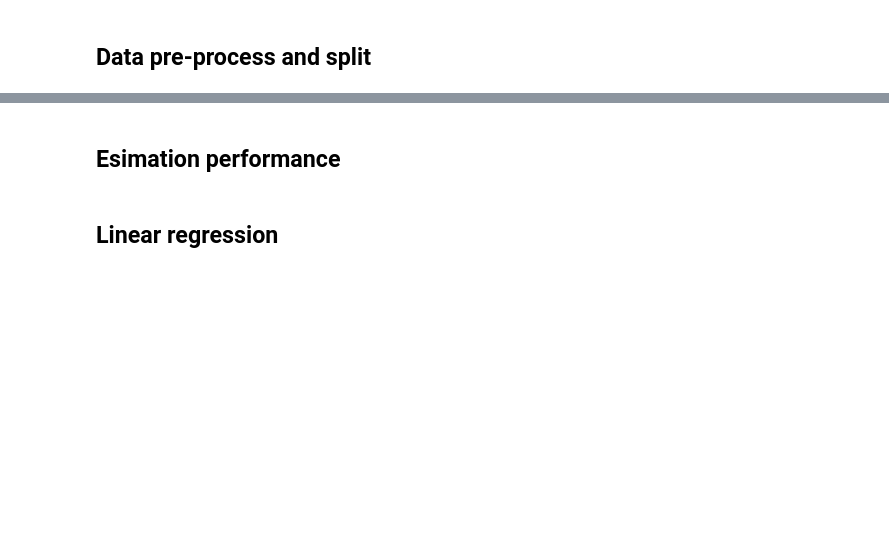
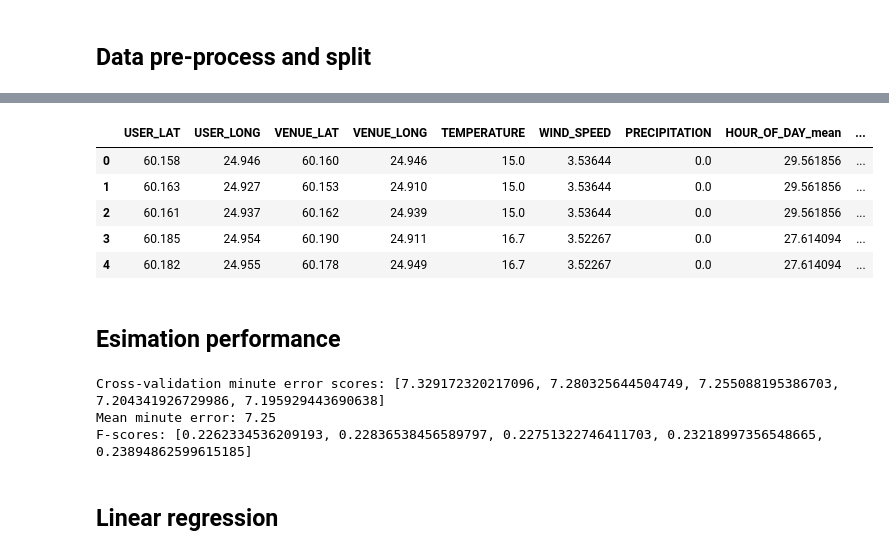
Before and after one commit to ManniSingh/wolt_DS_intern, a Jupyter notebook: sandbox/dp.ipynb, the cells around one changed output, grey strips where cells are left out. Drawn from its saved outputs; the diff is of its cells as text; code cells hidden in the pictures; blank space fills up the shorter version.

Commit message:
deepNN with target embs

```diff
--- a/sandbox/dp.ipynb
+++ b/sandbox/dp.ipynb
@@ -95,3 +95,8 @@ df.head()
 | 2 | 4 | 60.161 | 24.937 | 60.162 | 24.939 | 23 | 6 | ... |
 | 3 | 3 | 60.185 | 24.954 | 60.190 | 24.911 | 28 | 26 | ... |
 | 4 | 2 | 60.182 | 24.955 | 60.178 | 24.949 | 27 | 26 | ... |
+# %%
+cats = ['HOUR_OF_DAY','WEEKDAY','CLOUD_COVERAGE_CATEGORIZED','ITEM_COUNT_CATEGORIZED']
+for cat in cats:
+    target_means = df.groupby(cat)['ACTUAL_DELIVERY_MINUTES'].mean()
+    df[cat+'_mean'] = df[cat].map(target_means)
@@ -98,7 +112,16 @@ df.head()
 # %%
-X = df.drop(columns=['ESTIMATED_DELIVERY_MINUTES','ACTUAL_DELIVERY_MINUTES','CLOUD_COVERAGE','ITEM_COUNT'])
+X = df.drop(columns=['ESTIMATED_DELIVERY_MINUTES','ACTUAL_DELIVERY_MINUTES','CLOUD_COVERAGE','ITEM_COUNT']+cats)
 y = df['ACTUAL_DELIVERY_MINUTES']
 split_indices = utils.splited_indices(X,y)
+# %%
+X.head()
+# %% [output]
+|  | USER_LAT | USER_LONG | VENUE_LAT | VENUE_LONG | TEMPERATURE | WIND_SPEED | PRECIPITATION | HOUR_OF_DAY_mean | ... |
+| 0 | 60.158 | 24.946 | 60.160 | 24.946 | 15.0 | 3.53644 | 0.0 | 29.561856 | ... |
+| 1 | 60.163 | 24.927 | 60.153 | 24.910 | 15.0 | 3.53644 | 0.0 | 29.561856 | ... |
+| 2 | 60.161 | 24.937 | 60.162 | 24.939 | 15.0 | 3.53644 | 0.0 | 29.561856 | ... |
+| 3 | 60.185 | 24.954 | 60.190 | 24.911 | 16.7 | 3.52267 | 0.0 | 27.614094 | ... |
+| 4 | 60.182 | 24.955 | 60.178 | 24.949 | 16.7 | 3.52267 | 0.0 | 27.614094 | ... |
 # %% [markdown]
 ## Esimation performance
 # %%
@@ -117,6 +140,10 @@ for (_, val_idx) in tqdm(split_indices):
 print("Cross-validation minute error scores:", cv_minute_error_scores)
 print("Mean minute error: {:.2f}".format(np.mean(cv_minute_error_scores)))
 print("F-scores:", cv_f1_scores)
+# %% [output]
+Cross-validation minute error scores: [7.329172320217096, 7.280325644504749, 7.255088195386703, 7.204341926729986, 7.195929443690638]
+Mean minute error: 7.25
+F-scores: [0.2262334536209193, 0.22836538456589797, 0.22751322746411703, 0.23218997356548665, 0.23894862599615185]
 # %% [markdown]
 ## Linear regression
 # %%
```
Also changed, not shown: parts of 9 cells of this notebook, 2 other files.
